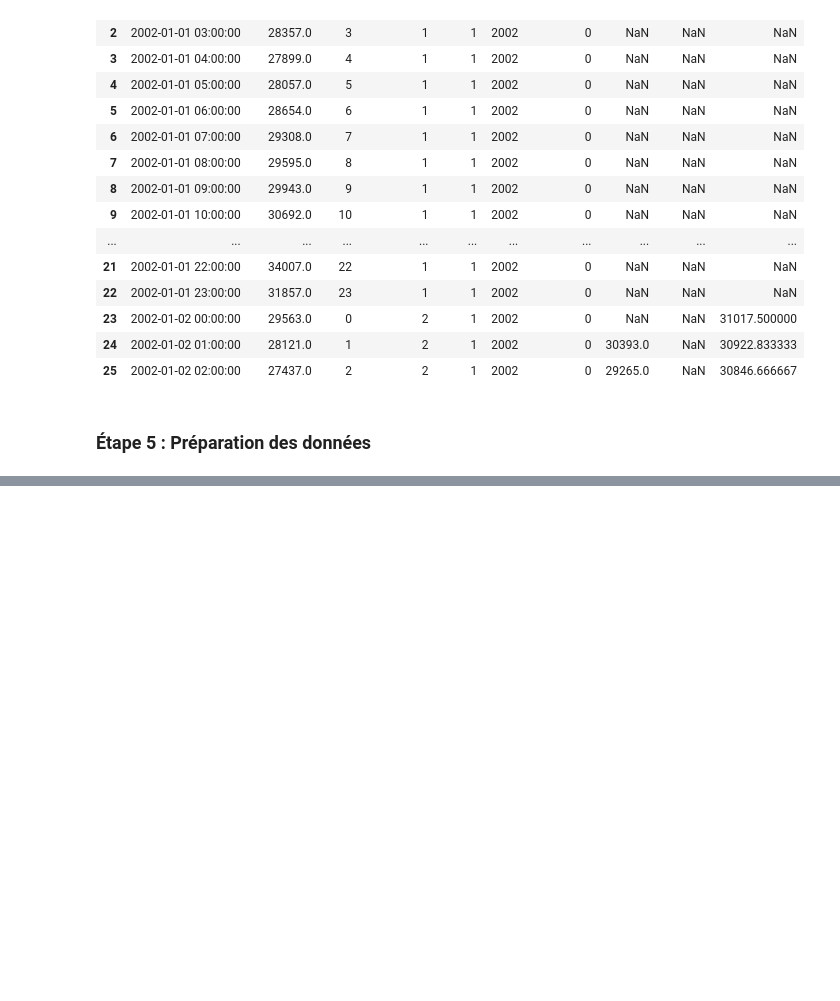
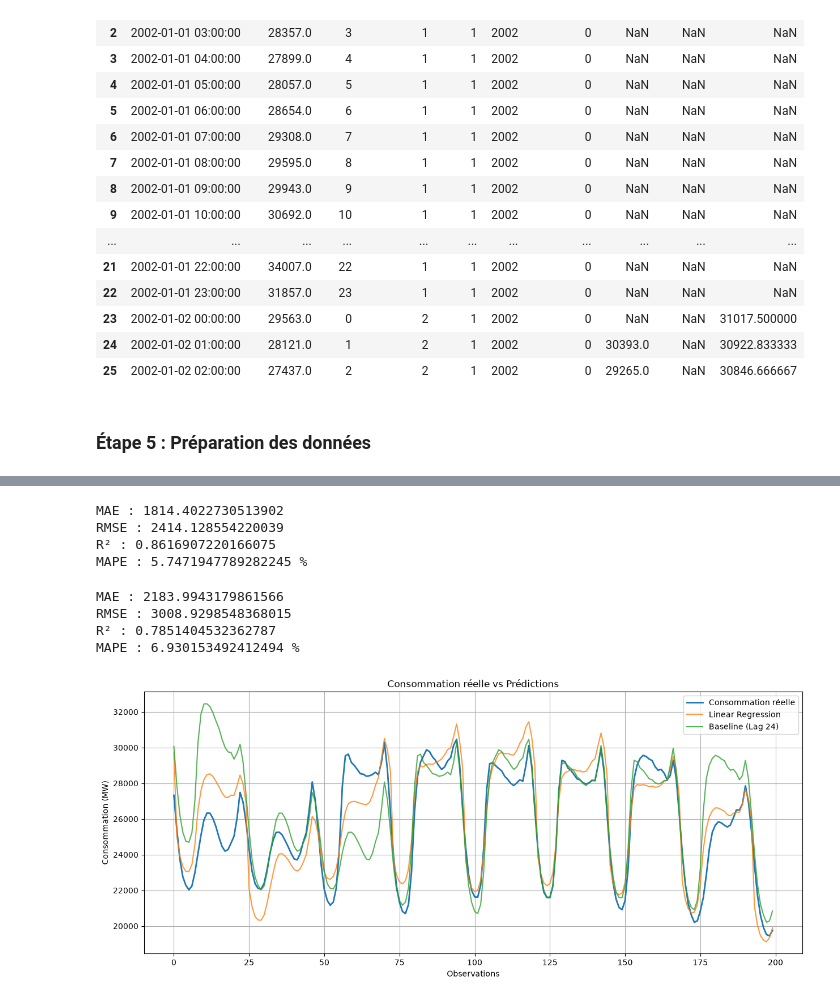
Before and after one commit to MounaSaiss/Azure_consommation_-lectrique, a Jupyter notebook: nootbook.ipynb, the cells around one changed output, grey strips where cells are left out. Drawn from its saved outputs; the diff is of its cells as text; code cells hidden in the pictures; blank space fills up the shorter version.

```diff
--- a/nootbook.ipynb
+++ b/nootbook.ipynb
@@ -269,6 +282,9 @@ df.head(26)
 | 25 | 2002-01-02 02:00:00 | 27437.0 | 2 | 2 | 1 | 2002 | 0 | 29265.0 | NaN | 30846.666667 |
 # %% [markdown]
 ### Étape 5 : Préparation des données
+# %%
+# Supprimer les lignes contenant des NaN
+df = df.dropna()
 # %%
 features = [
     "Hour",
@@ -302,0 +321,77 @@ data test shape: (29073, 8)
+# %%
+#Entrainement de LinearRegression
+from sklearn.linear_model import LinearRegression
+
+lr_model = LinearRegression()
+lr_model.fit(X_train, y_train)
+
+y_pred_lr=lr_model.predict(X_test)
+# %%
+#utilise la consomation baseline
+y_pred_baseline=X_test["lag_24"]
+# %%
+#Evaluation de Prformence de Model de Régressin
+mae = mean_absolute_error(y_test, y_pred_lr)
+rmse = np.sqrt(mean_squared_error(y_test, y_pred_lr))
+r2 = r2_score(y_test, y_pred_lr)
+mape = mean_absolute_percentage_error(y_test, y_pred_lr) * 100
+
+print("MAE :", mae)
+print("RMSE :", rmse)
+print("R² :", r2)
+print("MAPE :", mape,"%")
+# %% [output]
+MAE : 1814.4022730513902
+RMSE : 2414.128554220039
+R² : 0.8616907220166075
+MAPE : 5.7471947789282245 %
+# %%
+#Evaluation de Prformence de baseline model
+mae = mean_absolute_error(y_test, y_pred_baseline)
+rmse = np.sqrt(mean_squared_error(y_test, y_pred_baseline))
+r2 = r2_score(y_test, y_pred_baseline)
+mape = mean_absolute_percentage_error(y_test, y_pred_baseline) * 100
+
+print("MAE :", mae)
+print("RMSE :", rmse)
+print("R² :", r2)
+print("MAPE :", mape,"%")
+# %% [output]
+MAE : 2183.9943179861566
+RMSE : 3008.9298548368015
+R² : 0.7851404532362787
+MAPE : 6.930153492412494 %
+# %%
+#Visualisation de Réel value et prédiction
+plt.figure(figsize=(15, 6))
+
+# Valeurs réelles
+plt.plot(
+    y_test.iloc[:200].values,
+    label="Consommation réelle",
+    linewidth=2
+)
+
+# Prédictions Linear Regression
+plt.plot(
+    y_pred_lr[:200],
+    label="Linear Regression",
+    alpha=0.8
+)
+
+# Prédictions Baseline
+plt.plot(
+    y_pred_baseline.iloc[:200].values,
+    label="Baseline (Lag 24)",
+    alpha=0.8
+)
+
+plt.title("Consommation réelle vs Prédictions")
+plt.xlabel("Observations")
+plt.ylabel("Consommation (MW)")
+
+plt.legend()
+plt.grid()
+plt.show()
+# %% [output]
+[figure, added]
```
Also changed, not shown: parts of 4 cells of this notebook.
